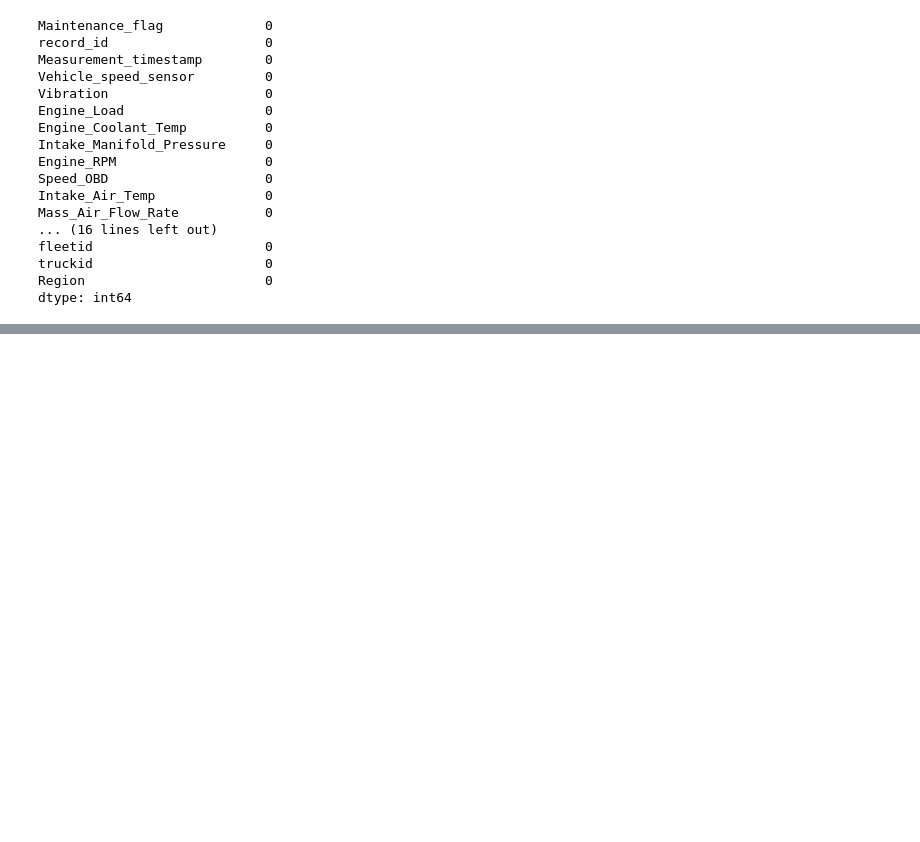
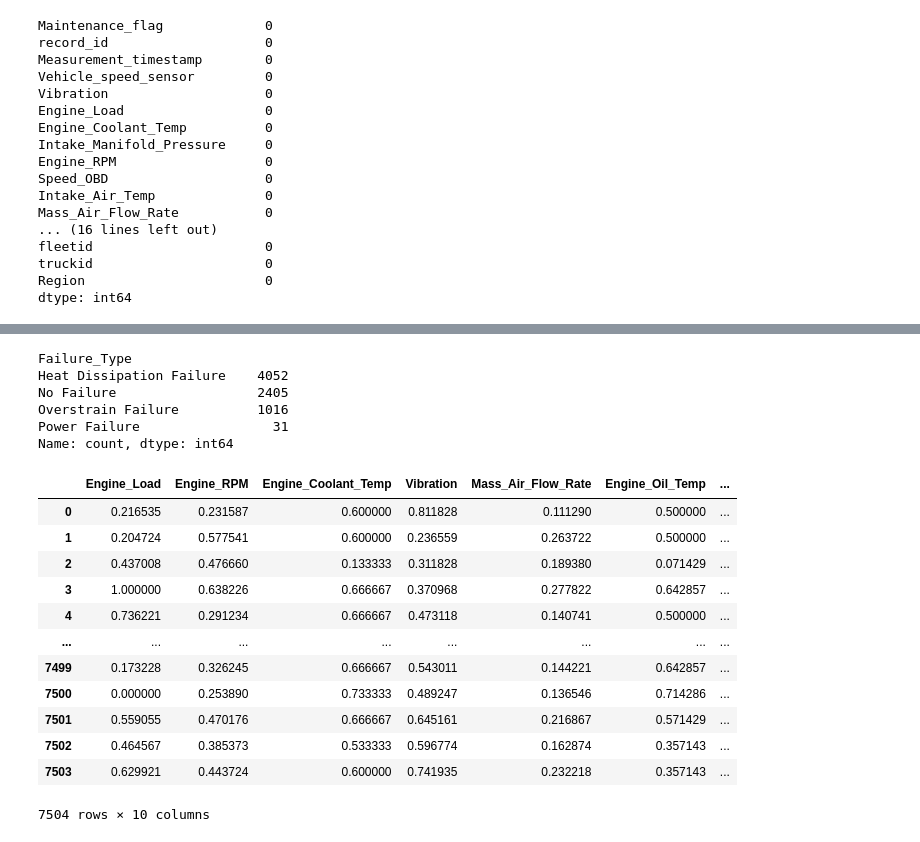
Before and after one commit to aneeshsg/AI-Driven-Priority-Maintenance-for-Automotive-Systems, a Jupyter notebook: predictive maintenance.ipynb, the cells around one changed output, grey strips where cells are left out. Cells and saved outputs as stored; diff of their text form; code cells hidden in the pictures; blank space fills up the shorter version.

```diff
--- a/predictive maintenance.ipynb
+++ b/predictive maintenance.ipynb
@@ -116,0 +153,45 @@ df.head(50)
+# %%
+df['Overstrain_Risk'] = 0.5 * df['Engine_Load'] + 0.5 * df['Engine_RPM']
+df['Heat_Dissipation_Risk'] = 0.4 * df['Engine_Coolant_Temp'] + 0.6 * df['Engine_Oil_Temp']
+df['Power_Failure_Risk'] = 0.5 * df['Mass_Air_Flow_Rate'] + 0.5 * df['Turbo_Boost_And_Vcm_Gauge']
+
+def assign_failure_label(row):
+    if row['Condition_Score'] < 0.3:
+        return 'No Failure'
+    else:
+        risks = {
+            'Overstrain Failure': row['Overstrain_Risk'],
+            'Heat Dissipation Failure': row['Heat_Dissipation_Risk'],
+            'Power Failure': row['Power_Failure_Risk']
+        }
+        return max(risks, key=risks.get)
+
+df['Failure_Type'] = df.apply(assign_failure_label, axis=1)
+
+df['Failure_Type'].value_counts()
+# %% [output]
+Failure_Type
+Heat Dissipation Failure    4052
+No Failure                  2405
+Overstrain Failure          1016
+Power Failure                 31
+Name: count, dtype: int64
+# %%
+df[[
+    'Engine_Load', 'Engine_RPM', 'Engine_Coolant_Temp', 'Vibration',
+    'Mass_Air_Flow_Rate', 'Engine_Oil_Temp', 'Throttle_Pos_Manifold',
+    'Accel_Ssor_Total', 'Trip_Distance', 'Trip_Time_journey']]
+# %% [output]
+|  | Engine_Load | Engine_RPM | Engine_Coolant_Temp | Vibration | Mass_Air_Flow_Rate | Engine_Oil_Temp | ... |
+| 0 | 0.216535 | 0.231587 | 0.600000 | 0.811828 | 0.111290 | 0.500000 | ... |
+| 1 | 0.204724 | 0.577541 | 0.600000 | 0.236559 | 0.263722 | 0.500000 | ... |
+| 2 | 0.437008 | 0.476660 | 0.133333 | 0.311828 | 0.189380 | 0.071429 | ... |
+| 3 | 1.000000 | 0.638226 | 0.666667 | 0.370968 | 0.277822 | 0.642857 | ... |
+| 4 | 0.736221 | 0.291234 | 0.666667 | 0.473118 | 0.140741 | 0.500000 | ... |
+| ... | ... | ... | ... | ... | ... | ... | ... |
+| 7499 | 0.173228 | 0.326245 | 0.666667 | 0.543011 | 0.144221 | 0.642857 | ... |
+| 7500 | 0.000000 | 0.253890 | 0.733333 | 0.489247 | 0.136546 | 0.714286 | ... |
+| 7501 | 0.559055 | 0.470176 | 0.666667 | 0.645161 | 0.216867 | 0.571429 | ... |
+| 7502 | 0.464567 | 0.385373 | 0.533333 | 0.596774 | 0.162874 | 0.357143 | ... |
+| 7503 | 0.629921 | 0.443724 | 0.600000 | 0.741935 | 0.232218 | 0.357143 | ... |
+7504 rows × 10 columns
```
Also changed, not shown: parts of 15 cells of this notebook, 2 other files.
